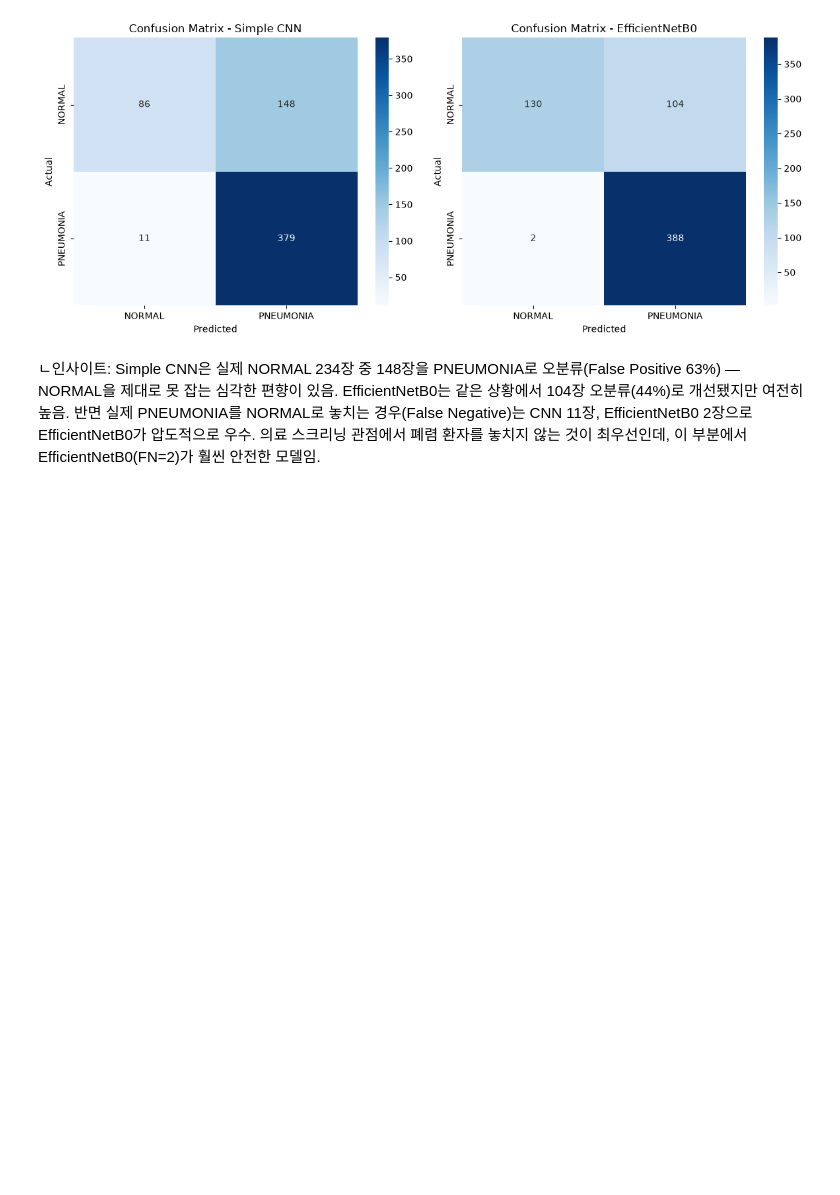
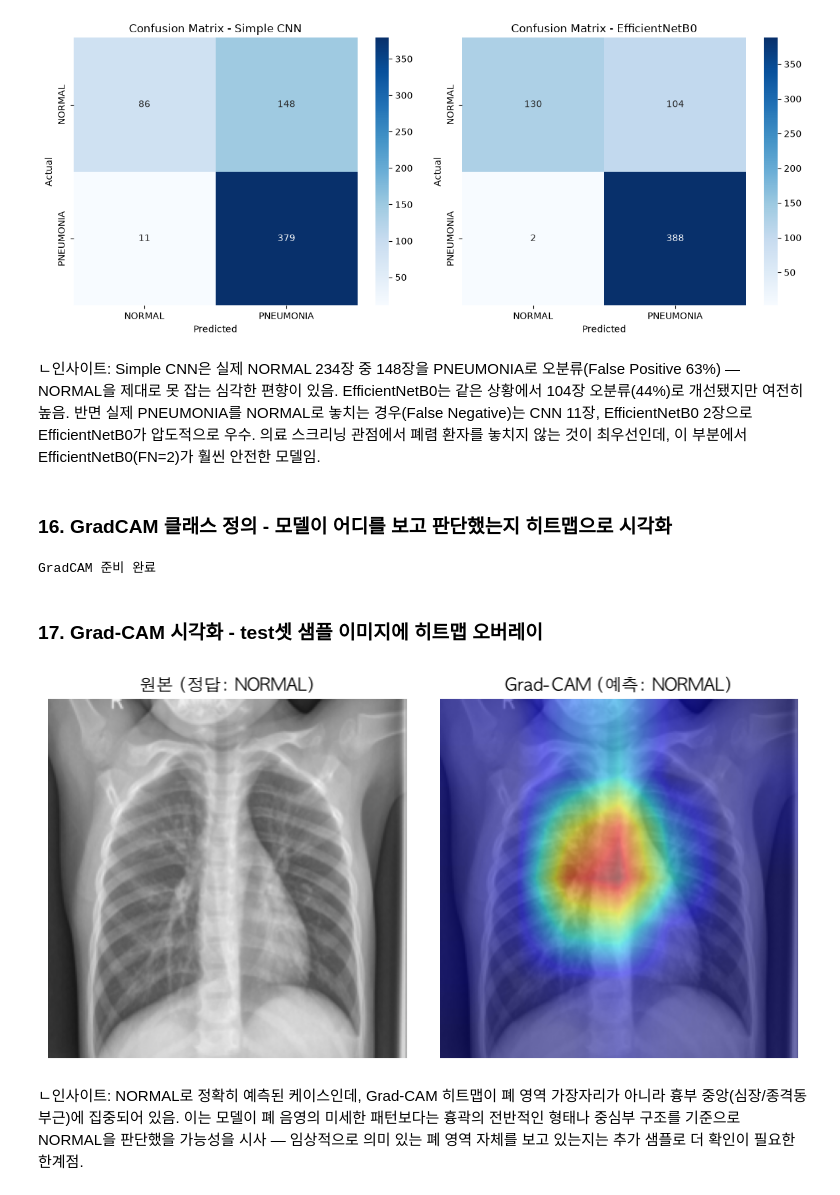
Before and after one commit to dayeon-kaia/chest-x-ray-pneumonia, a Jupyter notebook: eda_modeling.ipynb, the cells around one changed output. Cells and saved outputs as stored; diff of their text form; code cells hidden in the pictures; blank space fills up the shorter version.

Commit message:
Add Grad-CAM visualization, limitations, and final results

```diff
--- a/eda_modeling.ipynb
+++ b/eda_modeling.ipynb
@@ -517,3 +517,83 @@ plt.show()
 [figure]
 # %% [markdown]
 ㄴ인사이트: Simple CNN은 실제 NORMAL 234장 중 148장을 PNEUMONIA로 오분류(False Positive 63%) — NORMAL을 제대로 못 잡는 심각한 편향이 있음. EfficientNetB0는 같은 상황에서 104장 오분류(44%)로 개선됐지만 여전히 높음. 반면 실제 PNEUMONIA를 NORMAL로 놓치는 경우(False Negative)는 CNN 11장, EfficientNetB0 2장으로 EfficientNetB0가 압도적으로 우수. 의료 스크리닝 관점에서 폐렴 환자를 놓치지 않는 것이 최우선인데, 이 부분에서 EfficientNetB0(FN=2)가 훨씬 안전한 모델임.
+# %% [markdown]
+### 16. GradCAM 클래스 정의 - 모델이 어디를 보고 판단했는지 히트맵으로 시각화
+# %%
+# Grad-CAM 클래스 정의 - 모델이 이미지의 어느 부분에 집중해서 판단했는지 히트맵으로 시각화
+import torch.nn.functional as F
+
+class GradCAM:
+    def __init__(self, model, target_layer):
+        self.model = model
+        self.target_layer = target_layer
+        self.gradients = None
+        self.activations = None
+        target_layer.register_forward_hook(self.save_activation)  # forward 시 활성화값 저장
+        target_layer.register_full_backward_hook(self.save_gradient)  # backward 시 기울기 저장
+
+    def save_activation(self, module, input, output):
+        self.activations = output.detach()  # 해당 레이어의 특징맵 저장
+
+    def save_gradient(self, module, grad_input, grad_output):
+        self.gradients = grad_output[0].detach()  # 해당 레이어로 흘러간 기울기 저장
+
+    def generate(self, input_tensor, class_idx):
+        output = self.model(input_tensor)  # 예측 수행
+        self.model.zero_grad()
+        output[0, class_idx].backward()  # 관심 클래스(class_idx) 기준으로 역전파
+
+        weights = self.gradients.mean(dim=(2, 3), keepdim=True)  # 채널별 중요도 계산
+        cam = (weights * self.activations).sum(dim=1, keepdim=True)  # 가중합으로 히트맵 생성
+        cam = F.relu(cam)  # 양의 기여도만 남김
+        cam = F.interpolate(cam, size=(224, 224), mode="bilinear", align_corners=False)  # 원본 이미지 크기로 확대
+        cam = cam.squeeze().cpu().numpy()
+        cam = (cam - cam.min()) / (cam.max() - cam.min() + 1e-8)  # 0~1로 정규화
+        return cam
+
+# EfficientNetB0의 마지막 conv 레이어를 target으로 지정 (가장 깊은 특징을 담고 있는 레이어)
+target_layer = efficientnet.features[-1]
+gradcam = GradCAM(efficientnet, target_layer)
+print("GradCAM 준비 완료")
+# %% [output]
+GradCAM 준비 완료
+# %% [markdown]
+### 17. Grad-CAM 시각화 - test셋 샘플 이미지에 히트맵 오버레이
+# %%
+# Grad-CAM 시각화 - test셋 샘플 이미지에 히트맵 오버레이
+import matplotlib.cm as cm
+
+def show_gradcam(model, gradcam, dataset, idx, class_names, device):
+    img_tensor, label = dataset[idx]
+    input_tensor = img_tensor.unsqueeze(0).to(device)
+
+    output = model(input_tensor)
+    pred_class = output.argmax(dim=1).item()
+
+    cam = gradcam.generate(input_tensor, pred_class)
+
+    # 정규화 되돌리기 (원본 이미지처럼 보이게)
+    img = img_tensor.permute(1, 2, 0).cpu().numpy()
+    img = img * np.array([0.229, 0.224, 0.225]) + np.array([0.485, 0.456, 0.406])
+    img = np.clip(img, 0, 1)
+
+    fig, axes = plt.subplots(1, 2, figsize=(8, 4))
+    axes[0].imshow(img)
+    axes[0].set_title(f"원본 (정답: {class_names[label]})")
+    axes[0].axis("off")
+
+    axes[1].imshow(img)
+    axes[1].imshow(cam, cmap="jet", alpha=0.5)
+    axes[1].set_title(f"Grad-CAM (예측: {class_names[pred_class]})")
+    axes[1].axis("off")
+
+    plt.tight_layout()
+    plt.show()
+
+class_names = ["NORMAL", "PNEUMONIA"]
+# PNEUMONIA로 예측된 샘플 하나 확인
+show_gradcam(efficientnet, gradcam, test_dataset, 5, class_names, device)
+# %% [output]
+[figure, added]
+# %% [markdown]
+ㄴ인사이트: NORMAL로 정확히 예측된 케이스인데, Grad-CAM 히트맵이 폐 영역 가장자리가 아니라 흉부 중앙(심장/종격동 부근)에 집중되어 있음. 이는 모델이 폐 음영의 미세한 패턴보다는 흉곽의 전반적인 형태나 중심부 구조를 기준으로 NORMAL을 판단했을 가능성을 시사 — 임상적으로 의미 있는 폐 영역 자체를 보고 있는지는 추가 샘플로 더 확인이 필요한 한계점.
```
Also changed, not shown: parts of 4 cells of this notebook, 1 other file.
